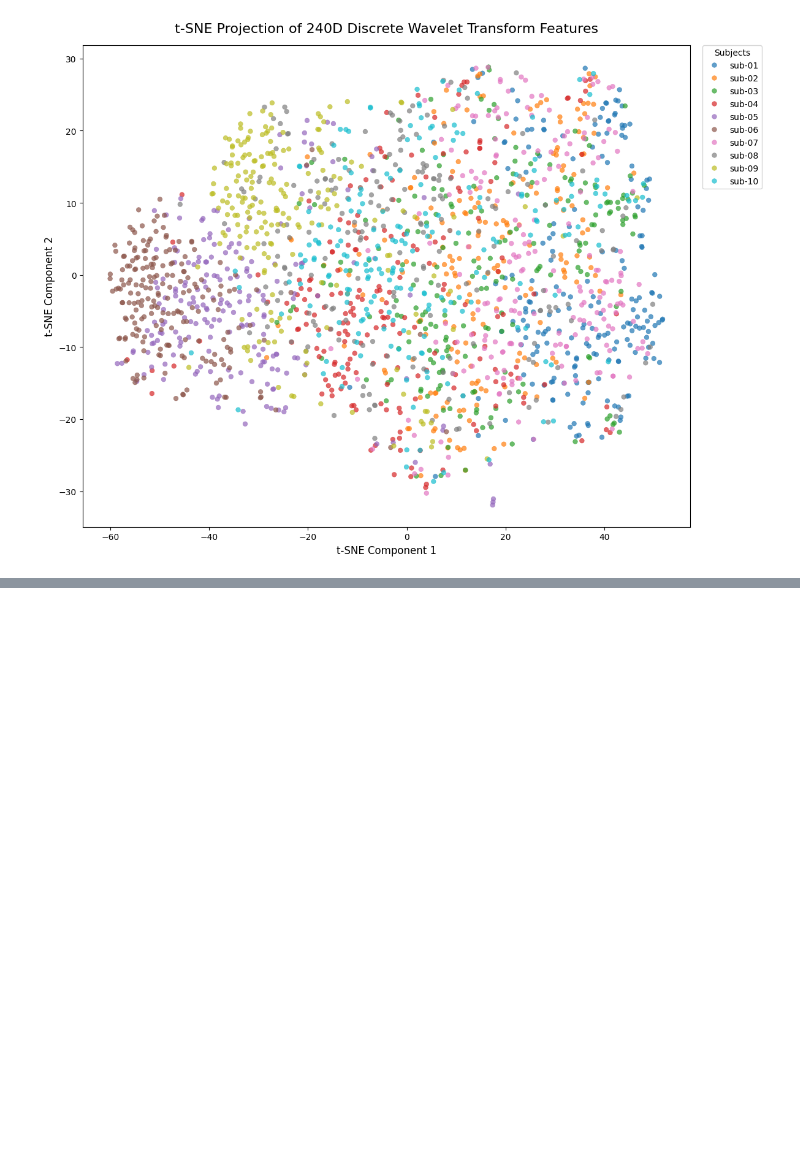
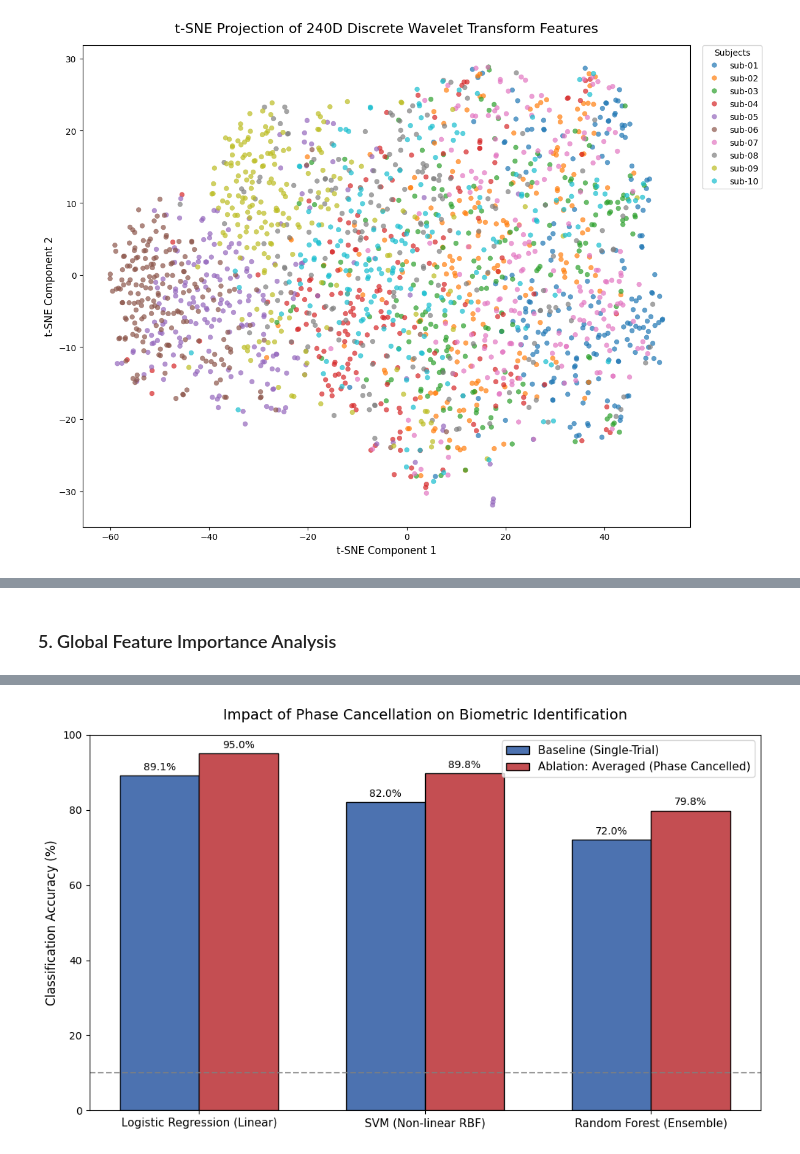
Before and after one commit to Dennis-T-cloud/EEG-Biometrics-Neural-Identity, a Jupyter notebook: ml copy.ipynb, the cells around one changed output, grey strips where cells are left out. Drawn from its saved outputs; the diff is of its cells as text; code cells hidden in the pictures; blank space fills up the shorter version.

```diff
--- a/ml copy.ipynb
+++ b/ml copy.ipynb
@@ -211,0 +215,76 @@ The most important takeaway is this: if we can already see clear local grouping
+# %% [markdown]
+### 5. Global Feature Importance Analysis
+# %%
+print("--- Ablation Study: Impact of Phase Cancellation (Averaged Dataset) ---")
+
+# 1. 加载 Averaged 数据集
+data_avg = np.load('wavelet_outputs/wavelet_features_averaged_db4_L5.npz', allow_pickle=True)
+X_avg = data_avg['X_features']
+y_avg = data_avg['y_labels']
+
+# 2. 严格的训练集与测试集划分 (保持与 Baseline 完全一致的随机种子 42 和分层)
+X_train_avg, X_test_avg, y_train_avg, y_test_avg = train_test_split(
+    X_avg, y_avg, test_size=0.2, random_state=42, stratify=y_avg
+)
+
+# 3. 运行三个模型并与 Baseline 成绩对齐对比
+# 注意：前提是你在第一节跑完 Baseline 时，保留了 models 字典和 results 字典
+print(f"{'Classifier Model':<30} | {'Baseline Acc':<15} | {'Averaged Acc':<15} | {'Absolute Drop':<15}")
+print("-" * 80)
+
+avg_results = {}
+
+for name, model in models.items():
+    # 在 Averaged 数据上重新拟合并预测
+    model.fit(X_train_avg, y_train_avg)
+    y_pred_avg = model.predict(X_test_avg)
+    acc_avg = accuracy_score(y_test_avg, y_pred_avg)
+    avg_results[name] = acc_avg
+
+    # 获取之前保存在内存中的 Baseline 准确率
+    baseline_acc = results.get(name, 0.0)
+
+    # 计算性能的绝对下降幅度
+    drop = baseline_acc - acc_avg
+
+    print(f"{name:<30} | {baseline_acc * 100:>13.2f}% | {acc_avg * 100:>13.2f}% | {-drop * 100:>13.2f}%")
+
+# 4. 绘制高颜值的学术对比柱状图
+labels = list(models.keys())
+baseline_scores = [results[name] * 100 for name in labels]
+avg_scores = [avg_results[name] * 100 for name in labels]
+
+x = np.arange(len(labels))
+width = 0.35  # 柱子宽度
+
+fig, ax = plt.subplots(figsize=(10, 6))
+rects1 = ax.bar(x - width/2, baseline_scores, width, label='Baseline (Single-Trial)', color='#4c72b0', edgecolor='black')
+rects2 = ax.bar(x + width/2, avg_scores, width, label='Ablation: Averaged (Phase Cancelled)', color='#c44e52', edgecolor='black')
+
+# 装饰图表
+ax.set_ylabel('Classification Accuracy (%)', fontsize=12)
+ax.set_title('Impact of Phase Cancellation on Biometric Identification', fontsize=14, pad=15)
+ax.set_xticks(x)
+ax.set_xticklabels(labels, fontsize=11)
+ax.legend(loc='upper right', fontsize=11)
+ax.set_ylim(0, 100)
+
+# 添加 10% 随机猜测基准线
+plt.axhline(y=10, color='gray', linestyle='--', alpha=0.8, label='Theoretical Chance Level (10%)')
+
+# 在柱子上添加具体数值标签
+def autolabel(rects):
+    for rect in rects:
+        height = rect.get_height()
+        ax.annotate(f'{height:.1f}%',
+                    xy=(rect.get_x() + rect.get_width() / 2, height),
+                    xytext=(0, 3),  # 3 points vertical offset
+                    textcoords="offset points",
+                    ha='center', va='bottom', fontsize=10)
+
+autolabel(rects1)
+autolabel(rects2)
+
+plt.tight_layout()
+plt.show()
+# %% [output]
@@ -211,0 +297 @@ The most important takeaway is this: if we can already see clear local grouping
+[figure, added]
```
Also changed, not shown: parts of 10 cells of this notebook, 3 other files.
